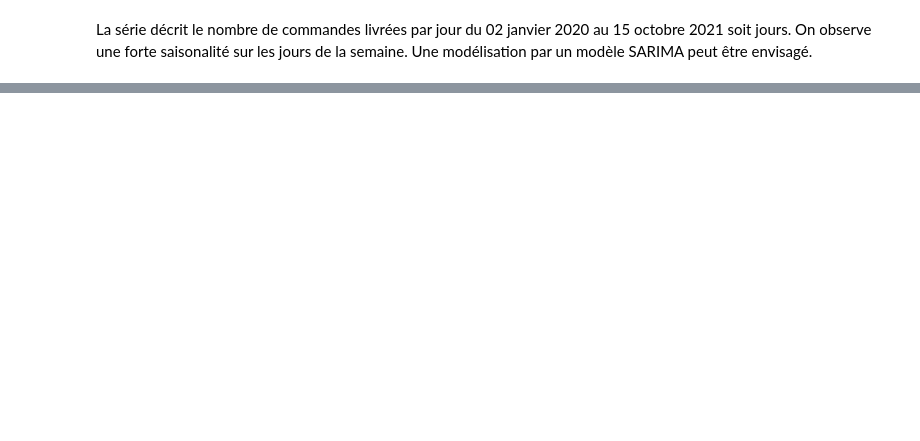
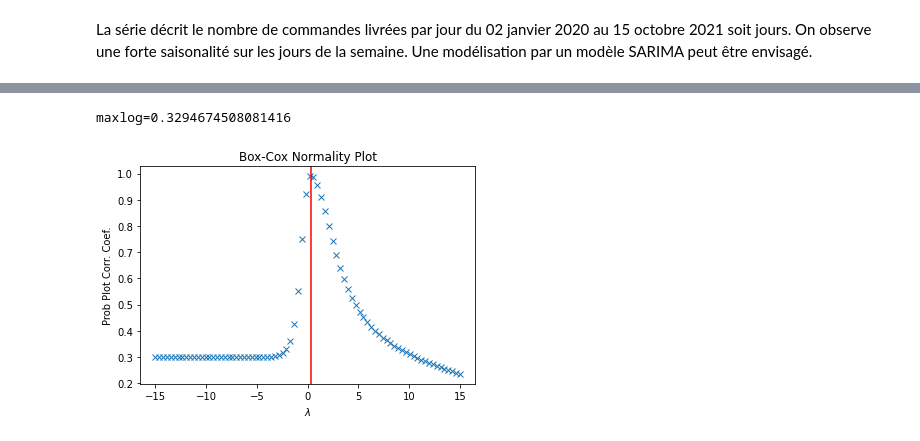
Before and after one commit to amait41/time-series, a Jupyter notebook: preprocessing.ipynb, the cells around one changed output, grey strips where cells are left out. Drawn from its saved outputs; the diff is of its cells as text; code cells hidden in the pictures; blank space fills up the shorter version.

```diff
--- a/preprocessing.ipynb
+++ b/preprocessing.ipynb
@@ -21,9 +8,6 @@ preporcessing()
 # %%
-ts = pd.read_pickle("data/orders.csv")
-ts.plot(title=f'Nombre de commandes par jour de {ts.index[0].strftime("%d-%m-%Y")} au {ts.index[-1].strftime("%d-%m-%Y")}')
+ts = pd.read_pickle("orders.pkl")
+ts[ts.n_orders==0] = 1
+ts.plot(title=f'Nb. de commandes par jour de {ts.index[0].strftime("%d-%m-%Y")} au {ts.index[-1].strftime("%d-%m-%Y")}')
 # %% [markdown]
 La série décrit le nombre de commandes livrées par jour du 02 janvier 2020 au 15 octobre 2021 soit jours. On observe une forte saisonalité sur les jours de la semaine. Une modélisation par un modèle SARIMA peut être envisagé.
-# %%
-ts["weekday"] = ts.index.weekday
-order_by_weekday = ts.groupby("weekday").mean()
-order_by_weekday.plot()
@@ -36,3 +23,6 @@ Il faut alors dans un premier temps corrigé ce problème d'hétéroscédasticit
 - passage au log
 - Box-Cox
 - autres ?
+# %%
+ts["log_n_orders"] = np.log(ts.n_orders)
+ts.log_n_orders.plot()
@@ -38,0 +37,12 @@ Il faut alors dans un premier temps corrigé ce problème d'hétéroscédasticit
+# %%
+from scipy.stats import boxcox, boxcox_normplot
+import matplotlib.pyplot as plt
+fig = plt.figure()
+ax = fig.add_subplot(111)
+prob = boxcox_normplot(ts.n_orders, -15, 15, plot=ax)
+_, maxlog = boxcox(ts.n_orders)
+ax.axvline(maxlog, color='r')
+print(f"{maxlog=}")
+# %% [output]
+maxlog=0.3294674508081416
+[figure, added]
```
Also changed, not shown: parts of 13 cells of this notebook, 1 other file.
